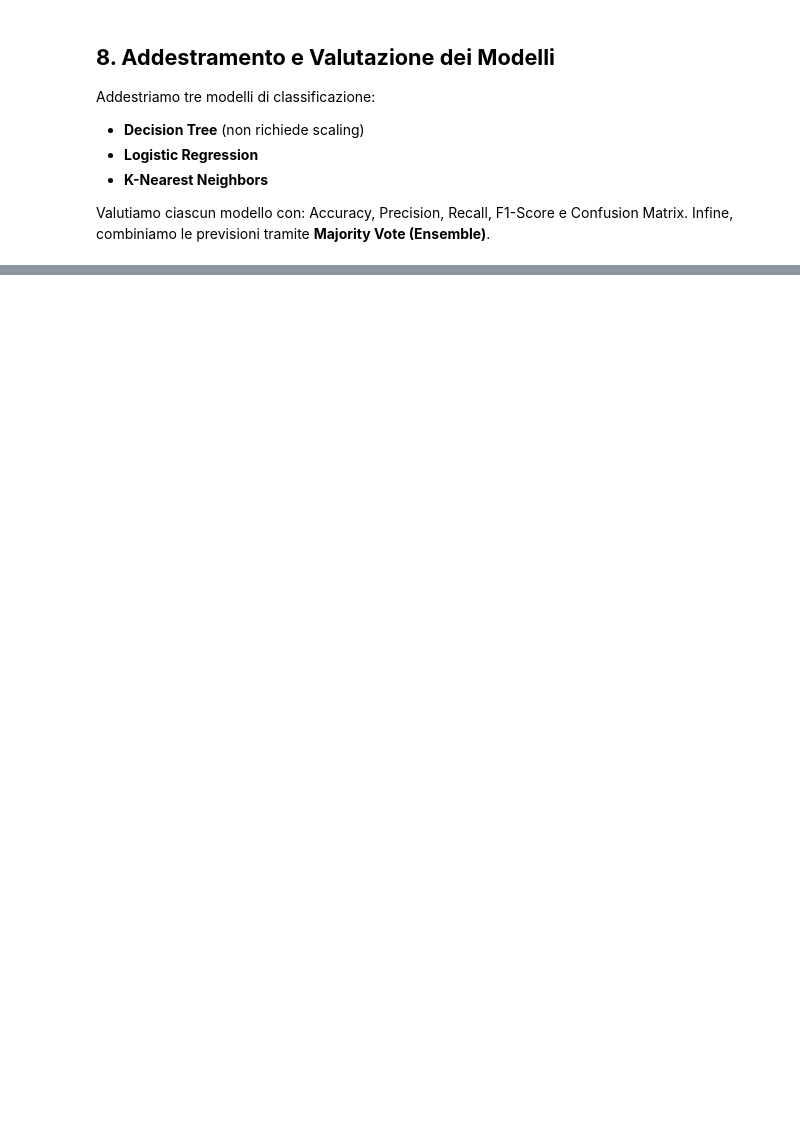
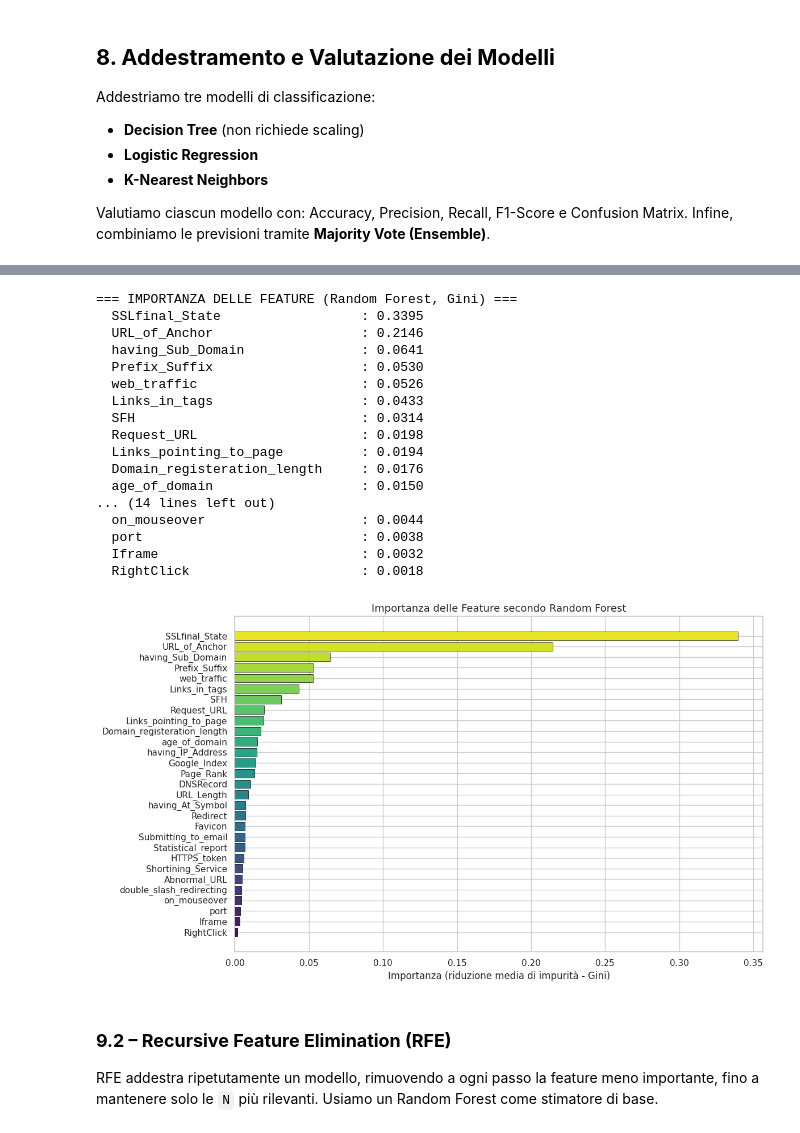
Before and after one commit to giosem1/PhishBuster-ML, a Jupyter notebook: Phish_Buster.ipynb, the cells around one changed output, grey strips where cells are left out. Saved outputs shown, nothing was run; the diff lists cells and outputs as text; code cells hidden in the pictures; blank space fills up the shorter version.

```diff
--- a/Phish_Buster.ipynb
+++ b/Phish_Buster.ipynb
@@ -709,0 +979,51 @@ plt.show()
+# %%
+# Import aggiuntivi per la sezione miglioramenti
+from sklearn.ensemble import RandomForestClassifier, GradientBoostingClassifier
+from sklearn.feature_selection import RFE
+from sklearn.model_selection import cross_val_score, StratifiedKFold, GridSearchCV, RandomizedSearchCV
+from sklearn.preprocessing import LabelEncoder
+from imblearn.pipeline import Pipeline as ImbPipeline
+from xgboost import XGBClassifier
+from scipy.stats import randint, uniform
+
+# --- 9.1 Importanza delle feature con Random Forest ---
+rf_fs = RandomForestClassifier(n_estimators=200, random_state=42, n_jobs=2)
+rf_fs.fit(X_train_res, y_train_res)
+
+importances = pd.Series(rf_fs.feature_importances_, index=X.columns).sort_values(ascending=False)
+
+print('=== IMPORTANZA DELLE FEATURE (Random Forest, Gini) ===')
+for feat, imp in importances.items():
+    print(f'  {feat:<32}: {imp:.4f}')
+
+plt.figure(figsize=(12, 7))
+colors_imp = sns.color_palette('viridis', len(importances))
+plt.barh(importances.index[::-1], importances.values[::-1],
+         color=colors_imp, edgecolor='black', linewidth=0.5)
+plt.xlabel('Importanza (riduzione media di impurità - Gini)')
+plt.title('Importanza delle Feature secondo Random Forest', fontsize=13)
+plt.tight_layout()
+plt.show()
+# %% [output]
+=== IMPORTANZA DELLE FEATURE (Random Forest, Gini) ===
+  SSLfinal_State                  : 0.3395
+  URL_of_Anchor                   : 0.2146
+  having_Sub_Domain               : 0.0641
+  Prefix_Suffix                   : 0.0530
+  web_traffic                     : 0.0526
+  Links_in_tags                   : 0.0433
+  SFH                             : 0.0314
+  Request_URL                     : 0.0198
+  Links_pointing_to_page          : 0.0194
+  Domain_registeration_length     : 0.0176
+  age_of_domain                   : 0.0150
+... (14 lines left out)
+  on_mouseover                    : 0.0044
+  port                            : 0.0038
+  Iframe                          : 0.0032
+  RightClick                      : 0.0018
+[figure, added]
+# %% [markdown]
+### **9.2 – Recursive Feature Elimination (RFE)**
+
+RFE addestra ripetutamente un modello, rimuovendo a ogni passo la feature meno importante, fino a mantenere solo le `N` più rilevanti. Usiamo un Random Forest come stimatore di base.
```
Also changed, not shown: parts of 38 cells of this notebook.
